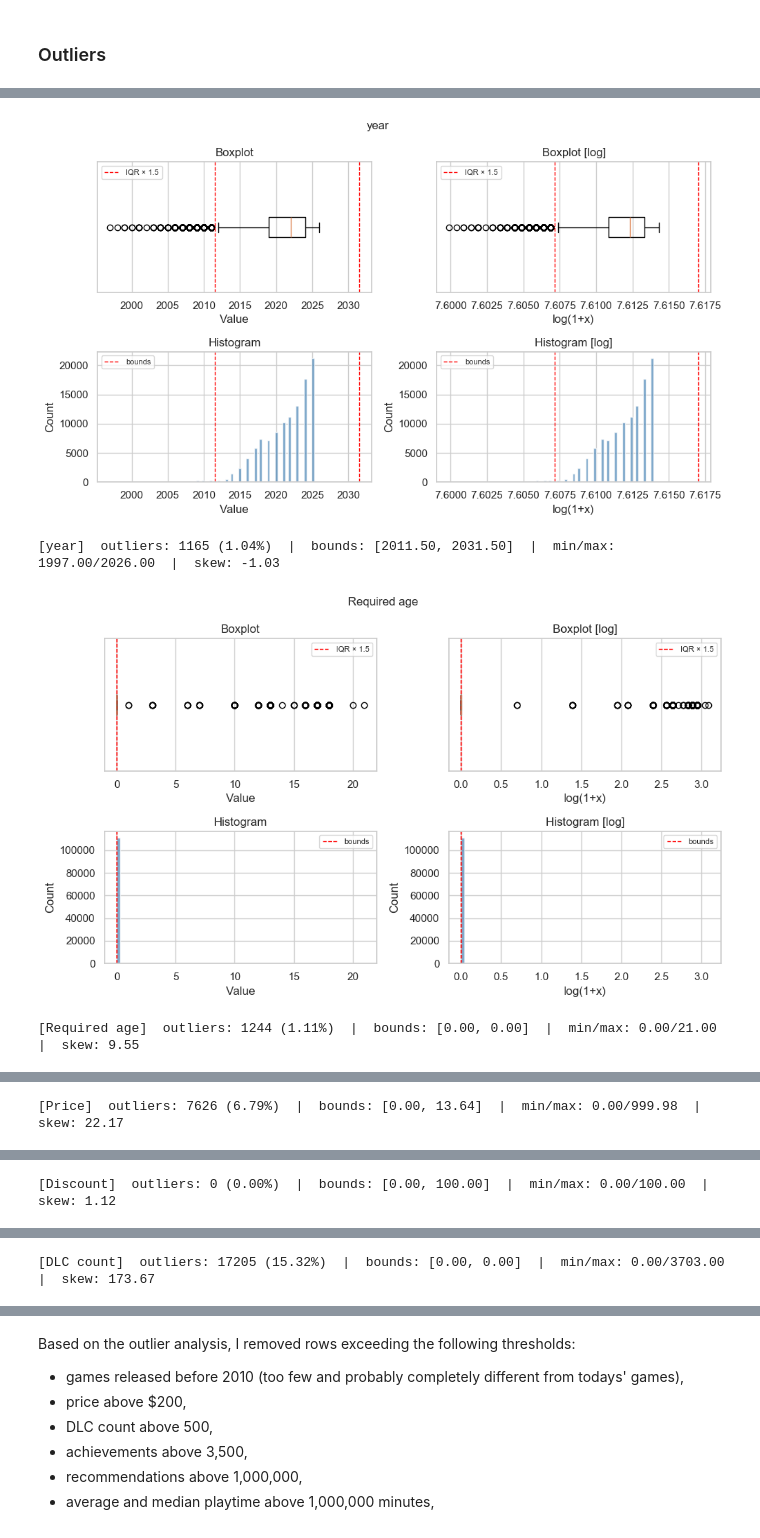
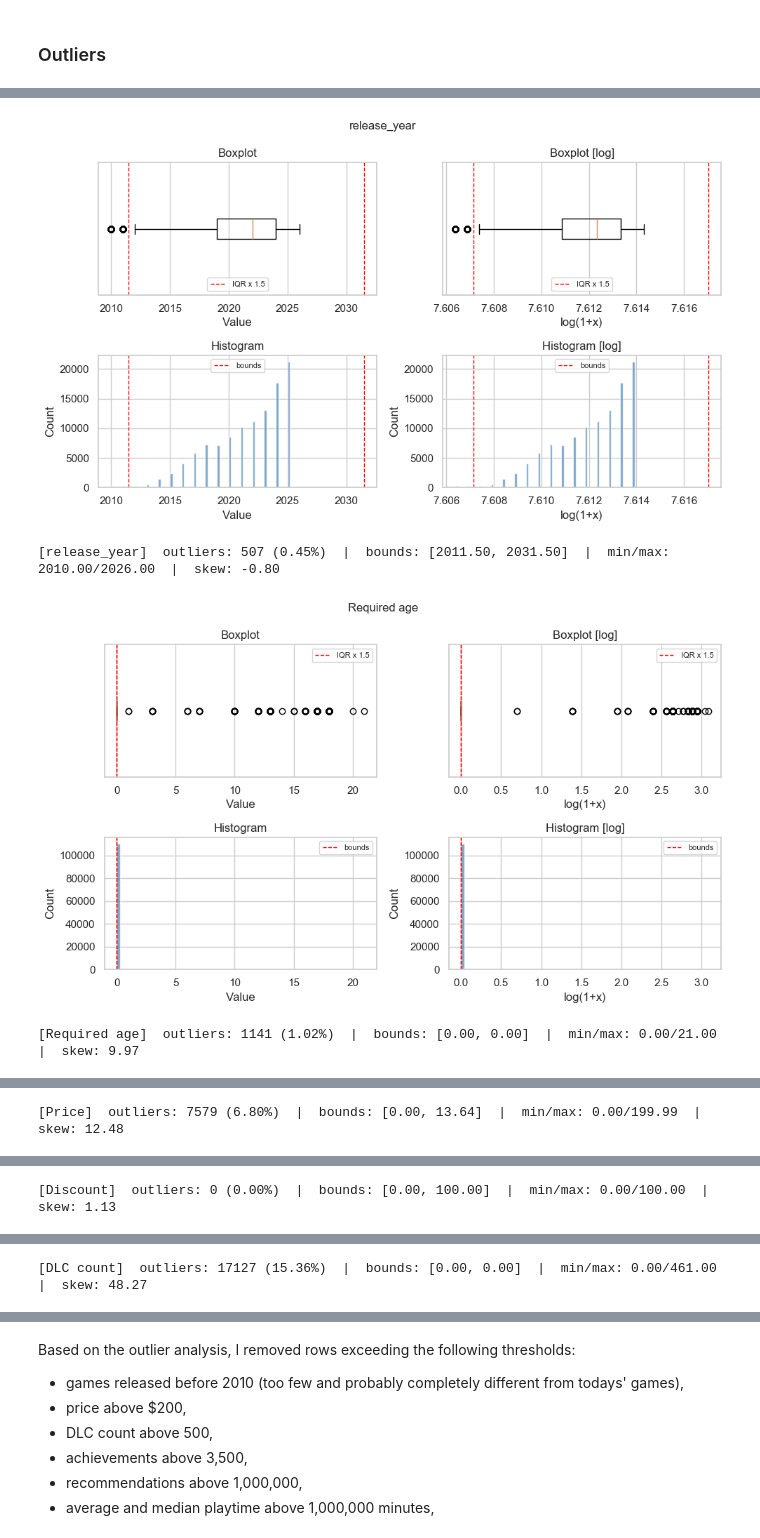
Before and after one commit to martastn/steam-games-dataset-analysis, a Jupyter notebook: main.ipynb, the cells around one changed output, grey strips where cells are left out. Drawn from its saved outputs; the diff is of its cells as text; code cells hidden in the pictures.

```diff
--- a/main.ipynb
+++ b/main.ipynb
@@ -751,8 +743,6 @@ df.head()
 | 3631080 | Maze Quest VR | 2025-04-24 | 0 - 20000 | 0 | 4.99 | 0 | 0 | ... |
 # %%
 df['total_reviews'] = df['Positive'] + df['Negative']
-df['lang_count'] = df['lang_list'].apply(len)
-df['audio_count'] = df['audio_list'].apply(len)
 
 stats_lang = df[df['lang_count'] <= 20].groupby('lang_count')['total_reviews'].mean()
 stats_audio = df[df['audio_count'] <= 20].groupby('audio_count')['total_reviews'].mean()
@@ -952,0 +966,2 @@ df.drop(columns='Name', inplace=True)
+# %%
+df['Estimated owners'] = np.log1p(df['Estimated owners'])
@@ -952,0 +970,7 @@ df.drop(columns='Name', inplace=True)
+# %%
+df['release_year']  = pd.to_datetime(df['Release date'], errors='coerce').dt.year
+df['release_month'] = pd.to_datetime(df['Release date'], errors='coerce').dt.month
+
+month_dummies = pd.get_dummies(df['release_month'], prefix='month', drop_first=True).astype(int)
+df = pd.concat([df, month_dummies], axis=1)
+df.drop(columns=['release_month', 'Release date'], inplace=True)
@@ -975,6 +1049,6 @@ memory usage: 61.7 MB
 # %%
 COLUMNS_TO_CHECK = [
-    'year', 'Required age', 'Price', 'Discount', 'DLC count',
+    'release_year', 'Required age', 'Price', 'Discount', 'DLC count',
     'Metacritic score', 'User score', 'Positive', 'Negative',
     'Achievements', 'Recommendations', 'Average playtime forever',
     'Median playtime forever', 'Screenshots_count',
@@ -1009,7 +1083,6 @@ def analyze_outliers(df: pd.DataFrame,
 
     n_bins = min(80, max(20, int(len(series) ** 0.45)))
 
-    # log series (only if all values >= 0)
     can_log = mn >= 0
     series_log = np.log1p(series) if can_log else None
     lo_log     = np.log1p(lo)     if can_log else None
@@ -1019,19 +1092,17 @@ def analyze_outliers(df: pd.DataFrame,
     fig.suptitle(col, fontsize=12)
     ax_box, ax_box_log, ax_hist, ax_hist_log = axes.flat
 
-    # ── Normal boxplot ─────────────────────────────────────────────
     ax_box.boxplot(series, vert=False)
-    ax_box.axvline(lo, color='red', linestyle='--', linewidth=1, label=f'IQR × {iqr_multiplier}')
+    ax_box.axvline(lo, color='red', linestyle='--', linewidth=1, label=f'IQR x {iqr_multiplier}')
     ax_box.axvline(hi, color='red', linestyle='--', linewidth=1)
     ax_box.set_yticks([])
     ax_box.set_xlabel('Value')
     ax_box.set_title('Boxplot')
     ax_box.legend(fontsize=8)
 
-    # ── Log boxplot ────────────────────────────────────────────────
     if can_log:
         ax_box_log.boxplot(series_log, vert=False)
-        ax_box_log.axvline(lo_log, color='red', linestyle='--', linewidth=1, label=f'IQR × {iqr_multiplier}')
+        ax_box_log.axvline(lo_log, color='red', linestyle='--', linewidth=1, label=f'IQR x {iqr_multiplier}')
         ax_box_log.axvline(hi_log, color='red', linestyle='--', linewidth=1)
         ax_box_log.set_yticks([])
         ax_box_log.set_xlabel('log(1+x)')
@@ -1042,7 +1113,6 @@ def analyze_outliers(df: pd.DataFrame,
         ax_box_log.text(0.5, 0.5, 'log not available\n(negative values)',
                         ha='center', va='center', transform=ax_box_log.transAxes)
 
-    # ── Normal histogram ───────────────────────────────────────────
     ax_hist.hist(series, bins=n_bins, color='steelblue', alpha=0.7)
     ax_hist.axvline(lo, color='red', linestyle='--', linewidth=1, label='bounds')
     ax_hist.axvline(hi, color='red', linestyle='--', linewidth=1)
@@ -1051,7 +1121,6 @@ def analyze_outliers(df: pd.DataFrame,
     ax_hist.set_title('Histogram')
     ax_hist.legend(fontsize=8)
 
-    # ── Log histogram ──────────────────────────────────────────────
     if can_log:
         ax_hist_log.hist(series_log, bins=n_bins, color='steelblue', alpha=0.7)
         ax_hist_log.axvline(lo_log, color='red', linestyle='--', linewidth=1, label='bounds')
@@ -1103,11 +1172,9 @@ def analyze_all(df: pd.DataFrame,
     summary = pd.DataFrame(rows).set_index('Column')
     return summary
 # %%
-df['year'] = pd.to_datetime(df['Release date'], errors='coerce').dt.year
-
 analyze_all(df)
 # %% [output]
-[figure, old version]
+[figure, new version]
-[year]  outliers: 1165 (1.04%)  |  bounds: [2011.50, 2031.50]  |  min/max: 1997.00/2026.00  |  skew: -1.03
+[release_year]  outliers: 507 (0.45%)  |  bounds: [2011.50, 2031.50]  |  min/max: 2010.00/2026.00  |  skew: -0.80
 [figure]
-[Required age]  outliers: 1244 (1.11%)  |  bounds: [0.00, 0.00]  |  min/max: 0.00/21.00  |  skew: 9.55
+[Required age]  outliers: 1141 (1.02%)  |  bounds: [0.00, 0.00]  |  min/max: 0.00/21.00  |  skew: 9.97
@@ -1115 +1182 @@ analyze_all(df)
-[Price]  outliers: 7626 (6.79%)  |  bounds: [0.00, 13.64]  |  min/max: 0.00/999.98  |  skew: 22.17
+[Price]  outliers: 7579 (6.80%)  |  bounds: [0.00, 13.64]  |  min/max: 0.00/199.99  |  skew: 12.48
@@ -1117 +1184 @@ analyze_all(df)
-[Discount]  outliers: 0 (0.00%)  |  bounds: [0.00, 100.00]  |  min/max: 0.00/100.00  |  skew: 1.12
+[Discount]  outliers: 0 (0.00%)  |  bounds: [0.00, 100.00]  |  min/max: 0.00/100.00  |  skew: 1.13
@@ -1119,2 +1186,2 @@ analyze_all(df)
-[DLC count]  outliers: 17205 (15.32%)  |  bounds: [0.00, 0.00]  |  min/max: 0.00/3703.00  |  skew: 173.67
+[DLC count]  outliers: 17127 (15.36%)  |  bounds: [0.00, 0.00]  |  min/max: 0.00/461.00  |  skew: 48.27
 [figure]
```
Also changed, not shown: parts of 89 cells of this notebook.
